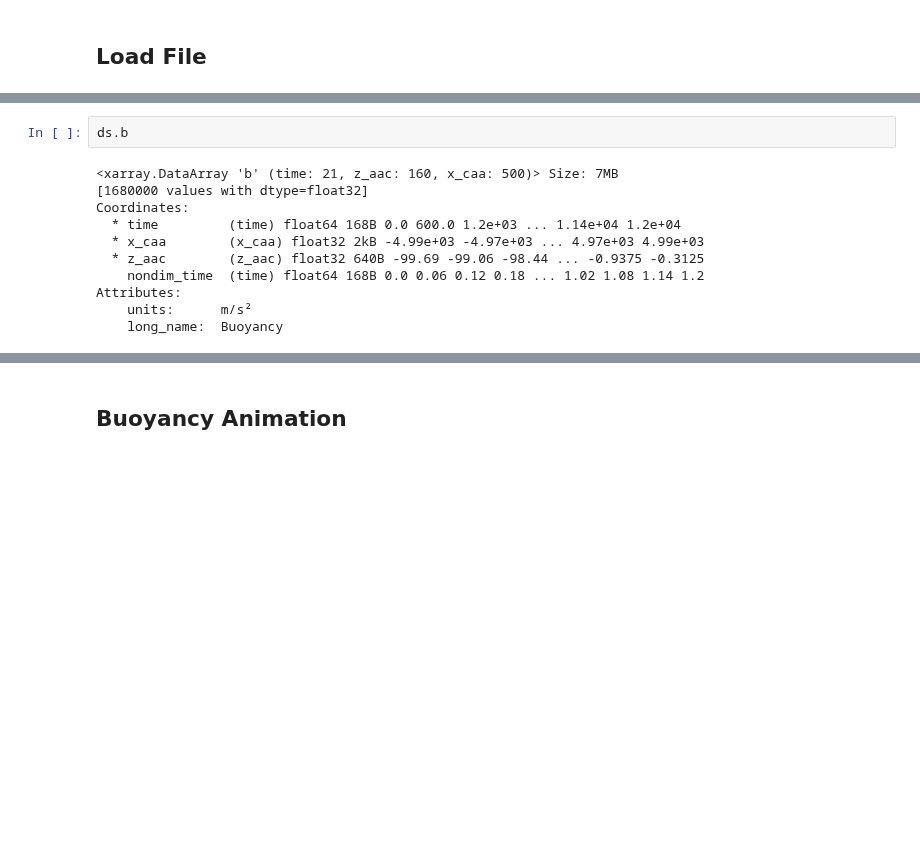
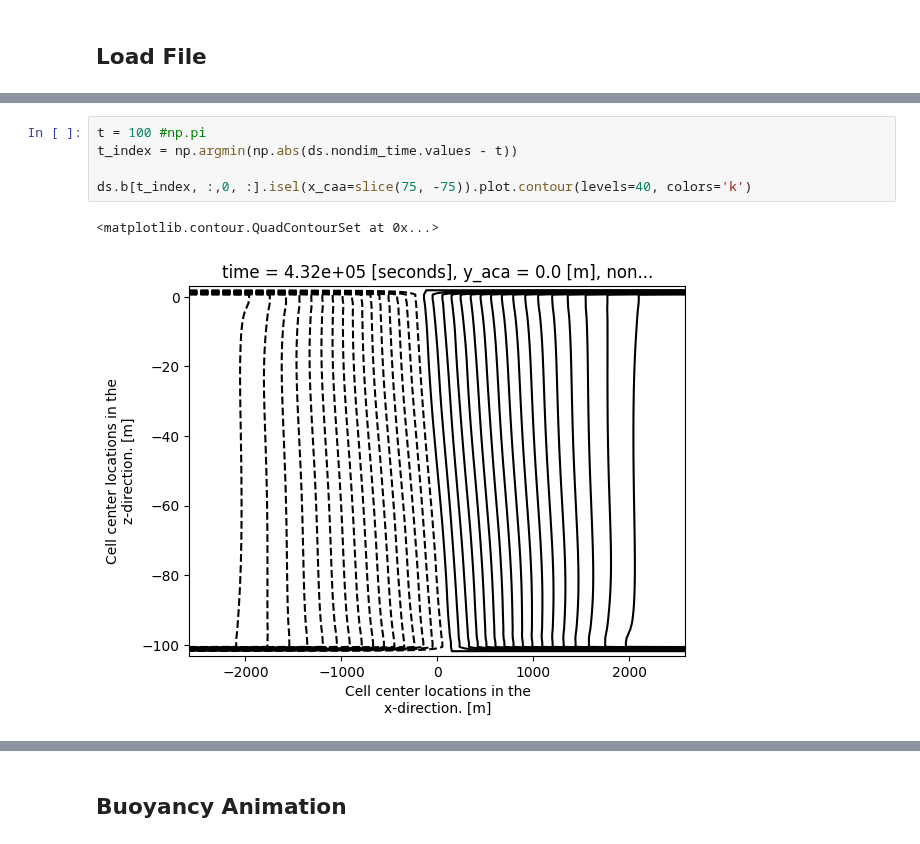
Before and after one commit to tom-rex/Oceananigans_projects, a Jupyter notebook: python_visualisations.ipynb, the cells around one changed output, grey strips where cells are left out. Cells and saved outputs as stored; diff of their text form; blank space fills up the shorter version.

```diff
--- a/python_visualisations.ipynb
+++ b/python_visualisations.ipynb
@@ -29,14 +37,9 @@ nondim_time =  time * f
 ds = ds.assign_coords(nondim_time=("time", nondim_time))
 # %%
-ds.b
+t = 100 #np.pi
+t_index = np.argmin(np.abs(ds.nondim_time.values - t))
+
+ds.b[t_index, :,0, :].isel(x_caa=slice(75, -75)).plot.contour(levels=40, colors='k')
 # %% [output]
-<xarray.DataArray 'b' (time: 21, z_aac: 160, x_caa: 500)> Size: 7MB
-[1680000 values with dtype=float32]
-Coordinates:
-  * time         (time) float64 168B 0.0 600.0 1.2e+03 ... 1.14e+04 1.2e+04
-  * x_caa        (x_caa) float32 2kB -4.99e+03 -4.97e+03 ... 4.97e+03 4.99e+03
-  * z_aac        (z_aac) float32 640B -99.69 -99.06 -98.44 ... -0.9375 -0.3125
-    nondim_time  (time) float64 168B 0.0 0.06 0.12 0.18 ... 1.02 1.08 1.14 1.2
-Attributes:
-    units:      m/s²
-    long_name:  Buoyancy
+<matplotlib.contour.QuadContourSet at 0x...>
+[figure, added]
```
Also changed, not shown: parts of 21 cells of this notebook, 4 other files.
